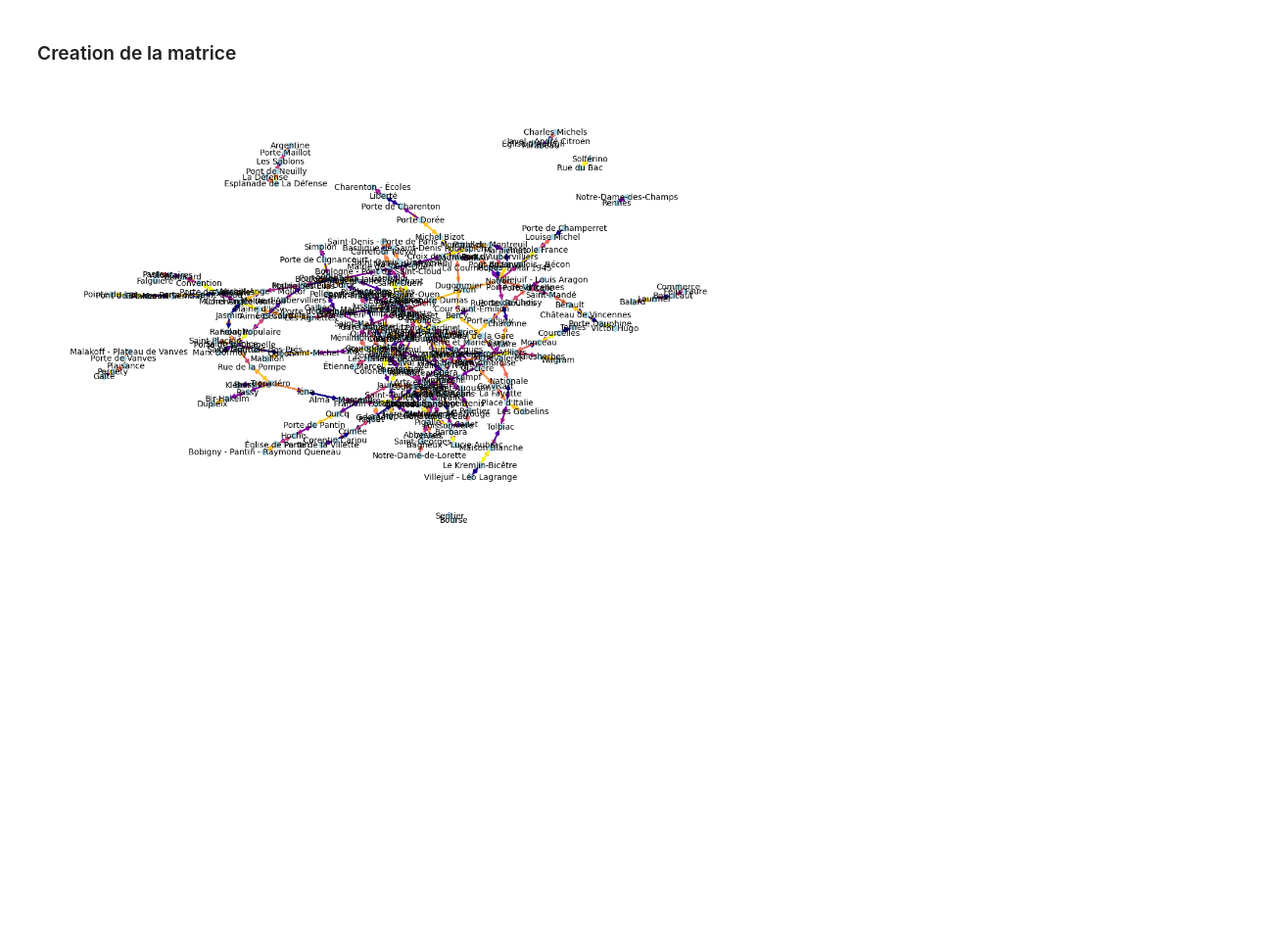
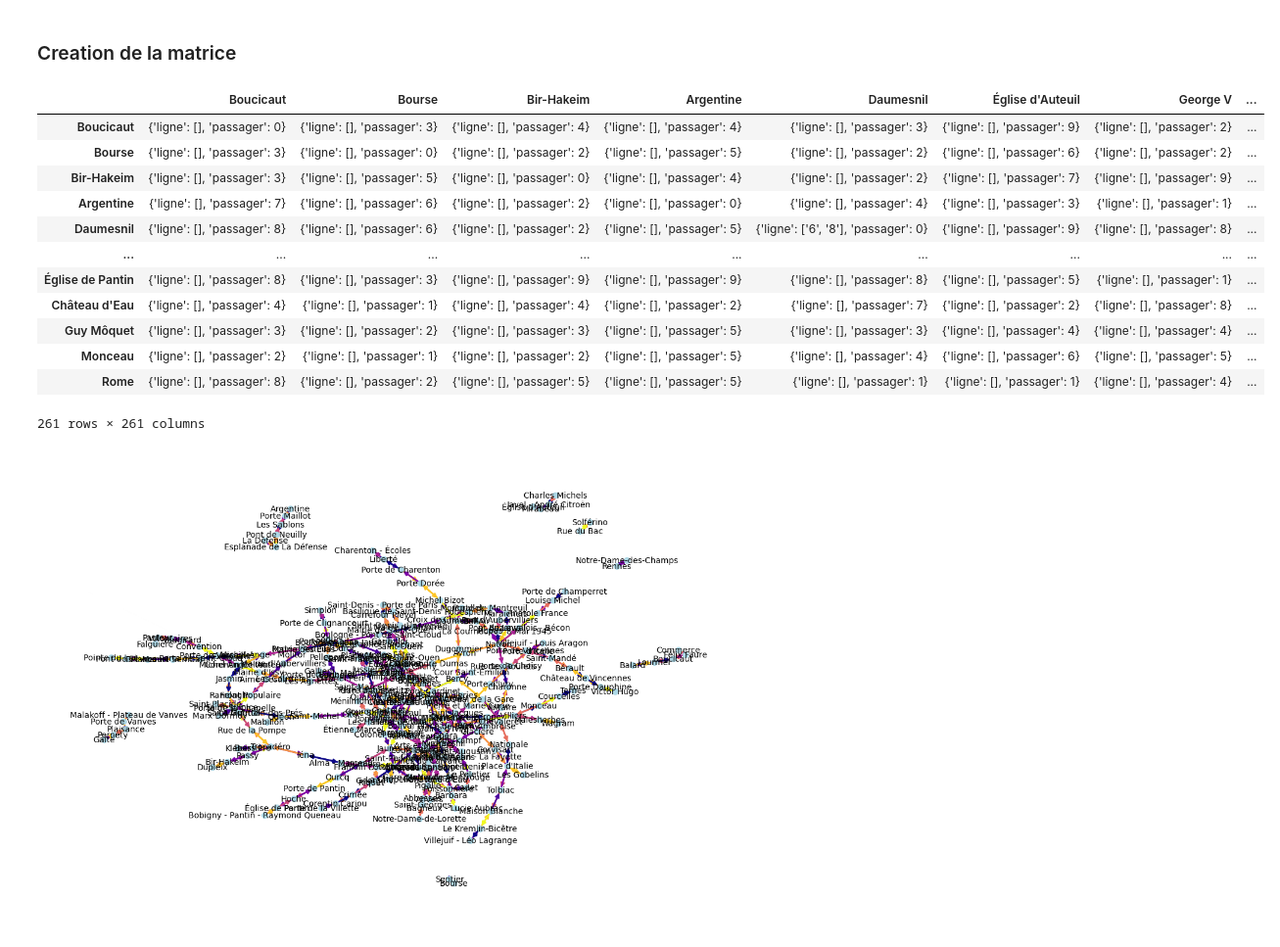
Before and after one commit to marcodamecourt/data_chall_alstom, a Jupyter notebook: data_chhall.ipynb, the cells around one changed output. Shown: that part at 98% size. Saved outputs shown, nothing was run; the diff lists cells and outputs as text; code cells hidden in the pictures; blank space fills up the shorter version.

```diff
--- a/data_chhall.ipynb
+++ b/data_chhall.ipynb
@@ -140,8 +140,7 @@ def creation_matrice(plan_metro, position):
         for vers in liste_station:
             noeud = {
                 "ligne": [],
-                "temps": -1,
-                "passager": passagers_dict.get((depuis, vers), -1) if depuis != vers else -1
+                "passager": passagers_dict.get((depuis, vers), 0) if depuis != vers else 0
             }
 
             if vers in lien:
@@ -149,7 +148,6 @@ def creation_matrice(plan_metro, position):
                     (plan_metro["de Station"] == depuis) &
                     (plan_metro["vers Station"] == vers)
                 ]["de Ligne"].unique())
-                noeud["temps"] = calcul_temps(depuis, vers, 25)
 
             graph_dict[depuis].append(noeud)
 
@@ -158,6 +156,22 @@ def creation_matrice(plan_metro, position):
     return graph
 # %%
 df=creation_matrice(plan_metro, position_gps)
+# %%
+df
+# %% [output]
+|  | Boucicaut | Bourse | Bir-Hakeim | Argentine | Daumesnil | Église d'Auteuil | George V | ... |
+| Boucicaut | {'ligne': [], 'passager': 0} | {'ligne': [], 'passager': 3} | {'ligne': [], 'passager': 4} | {'ligne': [], 'passager': 4} | {'ligne': [], 'passager': 3} | {'ligne': [], 'passager': 9} | {'ligne': [], 'passager': 2} | ... |
+| Bourse | {'ligne': [], 'passager': 3} | {'ligne': [], 'passager': 0} | {'ligne': [], 'passager': 2} | {'ligne': [], 'passager': 5} | {'ligne': [], 'passager': 2} | {'ligne': [], 'passager': 6} | {'ligne': [], 'passager': 2} | ... |
+| Bir-Hakeim | {'ligne': [], 'passager': 3} | {'ligne': [], 'passager': 5} | {'ligne': [], 'passager': 0} | {'ligne': [], 'passager': 4} | {'ligne': [], 'passager': 2} | {'ligne': [], 'passager': 7} | {'ligne': [], 'passager': 9} | ... |
+| Argentine | {'ligne': [], 'passager': 7} | {'ligne': [], 'passager': 6} | {'ligne': [], 'passager': 2} | {'ligne': [], 'passager': 0} | {'ligne': [], 'passager': 4} | {'ligne': [], 'passager': 3} | {'ligne': [], 'passager': 1} | ... |
+| Daumesnil | {'ligne': [], 'passager': 8} | {'ligne': [], 'passager': 6} | {'ligne': [], 'passager': 2} | {'ligne': [], 'passager': 5} | {'ligne': ['6', '8'], 'passager': 0} | {'ligne': [], 'passager': 9} | {'ligne': [], 'passager': 8} | ... |
+| ... | ... | ... | ... | ... | ... | ... | ... | ... |
+| Église de Pantin | {'ligne': [], 'passager': 8} | {'ligne': [], 'passager': 3} | {'ligne': [], 'passager': 9} | {'ligne': [], 'passager': 9} | {'ligne': [], 'passager': 8} | {'ligne': [], 'passager': 5} | {'ligne': [], 'passager': 1} | ... |
+| Château d'Eau | {'ligne': [], 'passager': 4} | {'ligne': [], 'passager': 1} | {'ligne': [], 'passager': 4} | {'ligne': [], 'passager': 2} | {'ligne': [], 'passager': 7} | {'ligne': [], 'passager': 2} | {'ligne': [], 'passager': 8} | ... |
+| Guy Môquet | {'ligne': [], 'passager': 3} | {'ligne': [], 'passager': 2} | {'ligne': [], 'passager': 3} | {'ligne': [], 'passager': 5} | {'ligne': [], 'passager': 3} | {'ligne': [], 'passager': 4} | {'ligne': [], 'passager': 4} | ... |
+| Monceau | {'ligne': [], 'passager': 2} | {'ligne': [], 'passager': 1} | {'ligne': [], 'passager': 2} | {'ligne': [], 'passager': 5} | {'ligne': [], 'passager': 4} | {'ligne': [], 'passager': 6} | {'ligne': [], 'passager': 5} | ... |
+| Rome | {'ligne': [], 'passager': 8} | {'ligne': [], 'passager': 2} | {'ligne': [], 'passager': 5} | {'ligne': [], 'passager': 5} | {'ligne': [], 'passager': 1} | {'ligne': [], 'passager': 1} | {'ligne': [], 'passager': 4} | ... |
+261 rows × 261 columns
 # %%
 G = nx.DiGraph()  # Graph orienté (utilisez nx.Graph() si non orienté)
 plt.figure(figsize=(12, 8))
```
